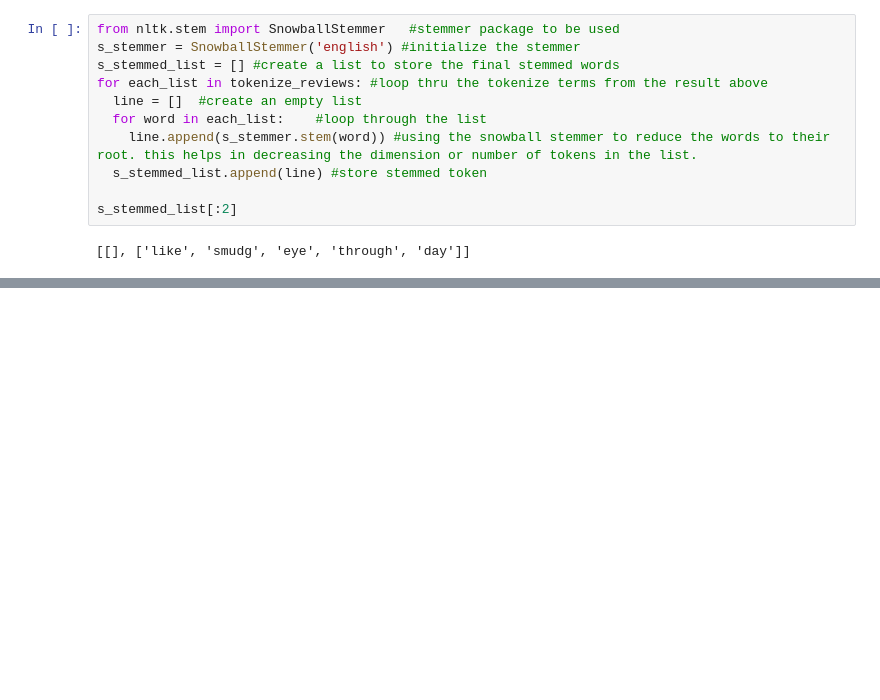
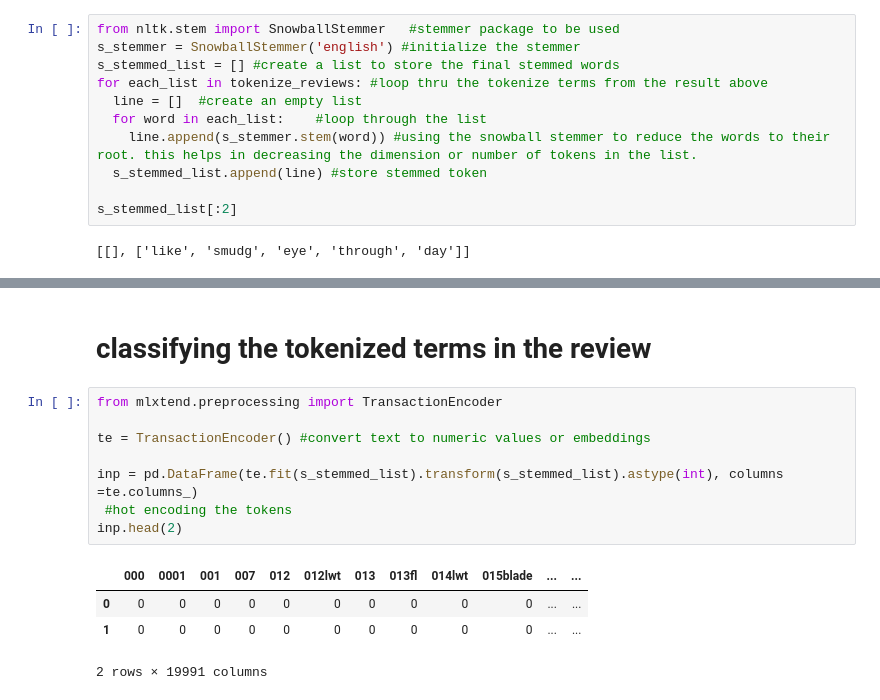
Before and after one commit to haliberry29/halimatusadia, a Jupyter notebook: increasing-amazon-sales-by-analyzing-customer-revi.ipynb, the cells around one changed output, grey strips where cells are left out. Saved outputs shown, nothing was run; the diff lists cells and outputs as text; blank space fills up the shorter version.

```diff
--- a/increasing-amazon-sales-by-analyzing-customer-revi.ipynb
+++ b/increasing-amazon-sales-by-analyzing-customer-revi.ipynb
@@ -315,0 +342,15 @@ s_stemmed_list[:2]
+# %% [markdown]
+# classifying the tokenized terms in  the review
+# %%
+from mlxtend.preprocessing import TransactionEncoder
+
+te = TransactionEncoder() #convert text to numeric values or embeddings
+
+inp = pd.DataFrame(te.fit(s_stemmed_list).transform(s_stemmed_list).astype(int), columns =te.columns_)
+ #hot encoding the tokens
+inp.head(2)
+# %% [output]
+|  | 000 | 0001 | 001 | 007 | 012 | 012lwt | 013 | 013fl | 014lwt | 015blade | ... | ... |
+| 0 | 0 | 0 | 0 | 0 | 0 | 0 | 0 | 0 | 0 | 0 | ... | ... |
+| 1 | 0 | 0 | 0 | 0 | 0 | 0 | 0 | 0 | 0 | 0 | ... | ... |
+2 rows × 19991 columns
```
Also changed, not shown: parts of 3 cells of this notebook.
